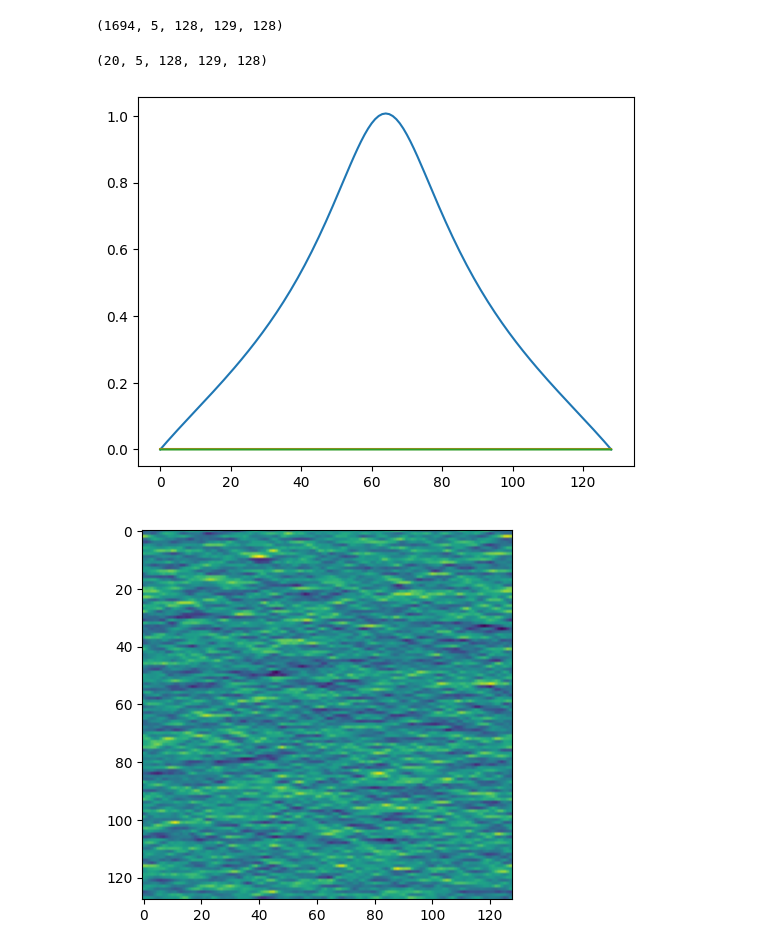
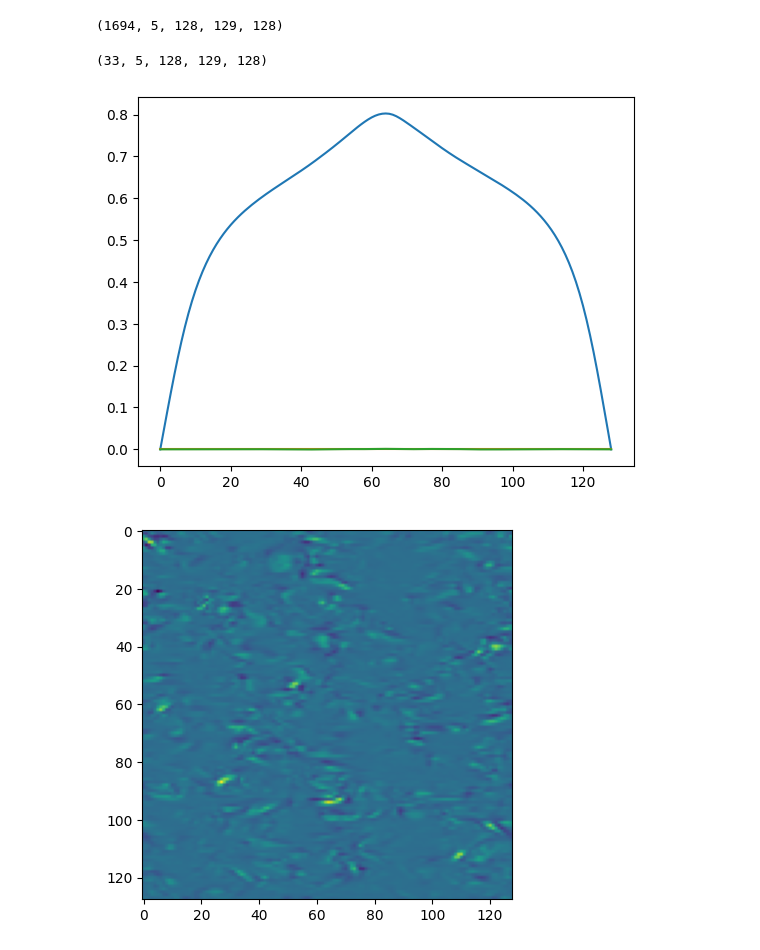
Before and after one commit to kz2wd/flow-diffuse, a Jupyter notebook: check_export.ipynb, the cells around one changed output. Cells and saved outputs as stored; diff of their text form; code cells hidden in the pictures.

```diff
--- a/check_export.ipynb
+++ b/check_export.ipynb
@@ -2,15 +2,16 @@
 import zarr
 import s3fs
 import numpy as np
+from scipy.linalg import solve_banded
 
 S3_BUCKET = "simulations"
-STORE_PATH = "flow_export/A1/data.zarr"
+STORE_PATH = "flow_export/A1"
 
 fs = s3fs.S3FileSystem(profile='default', client_kwargs={
         'endpoint_url': 'http://localhost:9000'
     })
 
-s3_map = s3fs.S3Map(root=f"{S3_BUCKET}/{STORE_PATH}", s3=fs)
+s3_map = s3fs.S3Map(root=f"{S3_BUCKET}/{STORE_PATH}/data.zarr", s3=fs)
 z = zarr.open(
     store=s3_map,
     mode="r",
@@ -20,11 +21,11 @@ z.shape
 # %% [output]
 (1694, 5, 128, 129, 128)
 # %%
-data = z[:20]
+data = z[51::50]
 # %%
 data.shape
 # %% [output]
-(20, 5, 128, 129, 128)
+(33, 5, 128, 129, 128)
 # %%
 import matplotlib.pyplot as plt
 
@@ -33,9 +34,9 @@ plt.plot(data[:, 1].mean((0, 1, 3)))
 plt.plot(data[:, 2].mean((0, 1, 3)))
 plt.show()
 # %% [output]
-[figure, old version]
+[figure, new version]
 # %%
-plt.imshow(data[0, 3, :, 50, :])
+plt.imshow(data[6, 4, :, 50, :])
 plt.show()
 # %% [output]
-[figure, old version]
+[figure, new version]
```
Also changed, not shown: parts of 7 cells of this notebook, 4 other files.
